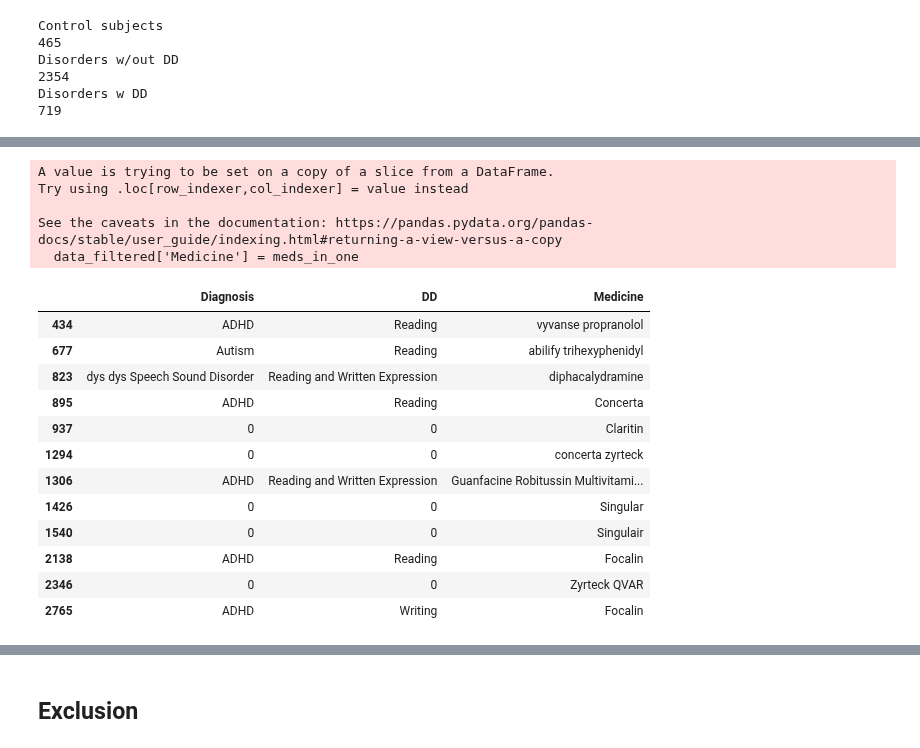
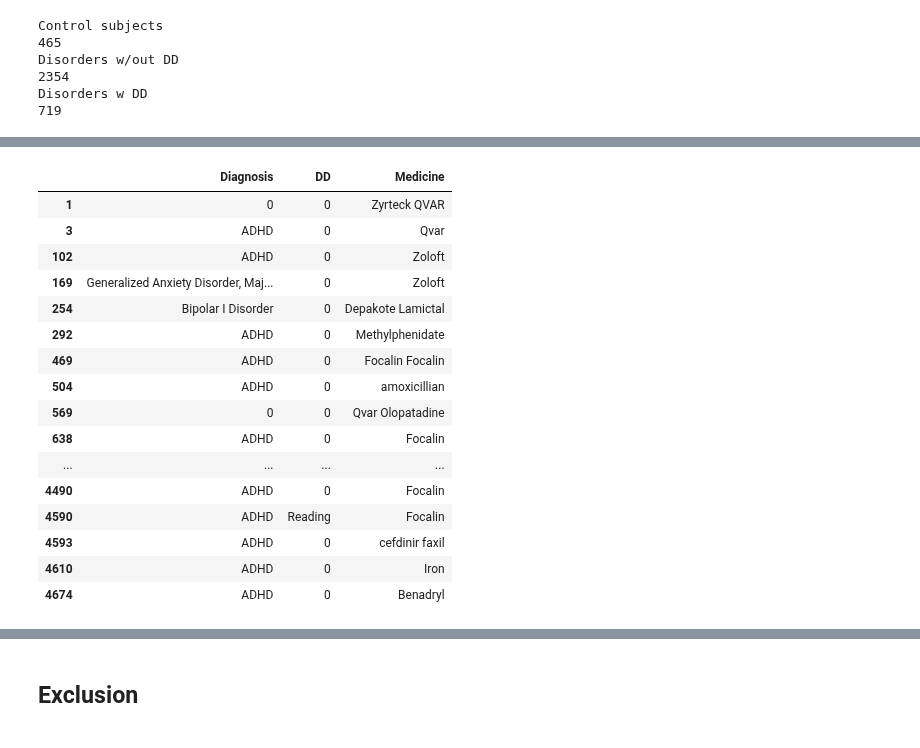
Before and after one commit to cristinarainich/Child-Mind-Institute-Project, a Jupyter notebook: Pheno_data.ipynb, the cells around one changed output, grey strips where cells are left out. Saved outputs shown, nothing was run; the diff lists cells and outputs as text; code cells hidden in the pictures.

```diff
--- a/Pheno_data.ipynb
+++ b/Pheno_data.ipynb
@@ -527,34 +560,0 @@ data_filtered.groupby(['DD'])[['Identifiers']].count()
-# %%
-new_diag = []
-diag = data_filtered.Diagnosis.values
-for i in diag:
-  if i == 0:
-    new_diag.append(i)
-  elif i == 'dys':
-    new_diag.append(0)
-  elif type(i) == list:
-    if len(i) == 2:
-      if i[0] == 'dys' and i[1] == 'dys':
-        new_diag.append(0)
-      elif i[0] == 'dys' and i[1] != 'dys':
-        new_diag.append(i[1])
-      elif i[0] != 'dys' and i[1] == 'dys':
-        new_diag.append(i[0])
-      else:
-        new_diag.append(i[0] + ' ' + i[1])
-    elif len(i) == 3:
-      if i[0] == 'dys' and i[1] == 'dys' and i[2] == 'dys':
-        new_diag.append(0)
-      elif i[0] == 'dys' and i[1] != 'dys' and i[2] != 'dys':
-        new_diag.append(i[1] + ' ' + i[2])
-      elif i[0] != 'dys' and i[1] == 'dys' and i[2] != 'dys':
-        new_diag.append(i[0] + ' ' + i[2])
-      elif i[0] != 'dys' and i[1] != 'dys' and i[2] == 'dys':
-        new_diag.append(i[0] + ' ' + i[1])
-      else:
-        new_diag.append(i[0] + ' ' + i[1] + ' ' + i[2])
-    else:
-      name = ''
-      for k in i:
-        name = name + k
-      new_diag.append(name)
@@ -652,10 +606,10 @@ def meds(df, number):
 # %%
 all_meds = {}
 for i in range(1, 4):
-  all_meds['med_%s' % i] = meds(data_filtered, i)
+  all_meds['med_%s' % i] = meds(data_pheno, i)
 # %%
 meds_in_one = []
-for i in range(0, data_filtered.shape[0]):
+for i in range(0, data_pheno.shape[0]):
   participant = []
   for sublist in all_meds:
     subset = all_meds[sublist][i]
@@ -671,29 +625,27 @@ for i in range(0, data_filtered.shape[0]):
       name = name + part + ' '
     meds_in_one.append(name)
 # %%
-data_filtered['Medicine'] = meds_in_one
+data_pheno['Medicine'] = meds_in_one
-# %% [output]
-A value is trying to be set on a copy of a slice from a DataFrame.
-Try using .loc[row_indexer,col_indexer] = value instead
-
-See the caveats in the documentation: https://pandas.pydata.org/pandas-docs/stable/user_guide/indexing.html#returning-a-view-versus-a-copy
-  data_filtered['Medicine'] = meds_in_one
 # %%
-data_filtered[data_filtered['Medicine'] != 0][['Diagnosis', 'DD', 'Medicine']]
+data_pheno[data_pheno['Medicine'] != 0][['Diagnosis', 'DD', 'Medicine']]
 # %% [output]
 |  | Diagnosis | DD | Medicine |
-| 434 | ADHD | Reading | vyvanse propranolol |
-| 677 | Autism | Reading | abilify trihexyphenidyl |
-| 823 | dys dys Speech Sound Disorder | Reading and Written Expression | diphacalydramine |
-| 895 | ADHD | Reading | Concerta |
-| 937 | 0 | 0 | Claritin |
-| 1294 | 0 | 0 | concerta zyrteck |
-| 1306 | ADHD | Reading and Written Expression | Guanfacine Robitussin Multivitami... |
-| 1426 | 0 | 0 | Singular |
-| 1540 | 0 | 0 | Singulair |
-| 2138 | ADHD | Reading | Focalin |
-| 2346 | 0 | 0 | Zyrteck QVAR |
-| 2765 | ADHD | Writing | Focalin |
+| 1 | 0 | 0 | Zyrteck QVAR |
+| 3 | ADHD | 0 | Qvar |
+| 102 | ADHD | 0 | Zoloft |
+| 169 | Generalized Anxiety Disorder, Maj... | 0 | Zoloft |
+| 254 | Bipolar I Disorder | 0 | Depakote Lamictal |
+| 292 | ADHD | 0 | Methylphenidate |
+| 469 | ADHD | 0 | Focalin Focalin |
+| 504 | ADHD | 0 | amoxicillian |
+| 569 | 0 | 0 | Qvar Olopatadine |
+| 638 | ADHD | 0 | Focalin |
+| ... | ... | ... | ... |
+| 4490 | ADHD | 0 | Focalin |
+| 4590 | ADHD | Reading | Focalin |
+| 4593 | ADHD | 0 | cefdinir faxil |
+| 4610 | ADHD | 0 | Iron |
+| 4674 | ADHD | 0 | Benadryl |
 # %%
 for i in range(1,4):
   name_med = 'DailyMeds,med_name_0' + str(i)
```
Also changed, not shown: parts of 49 cells of this notebook.
